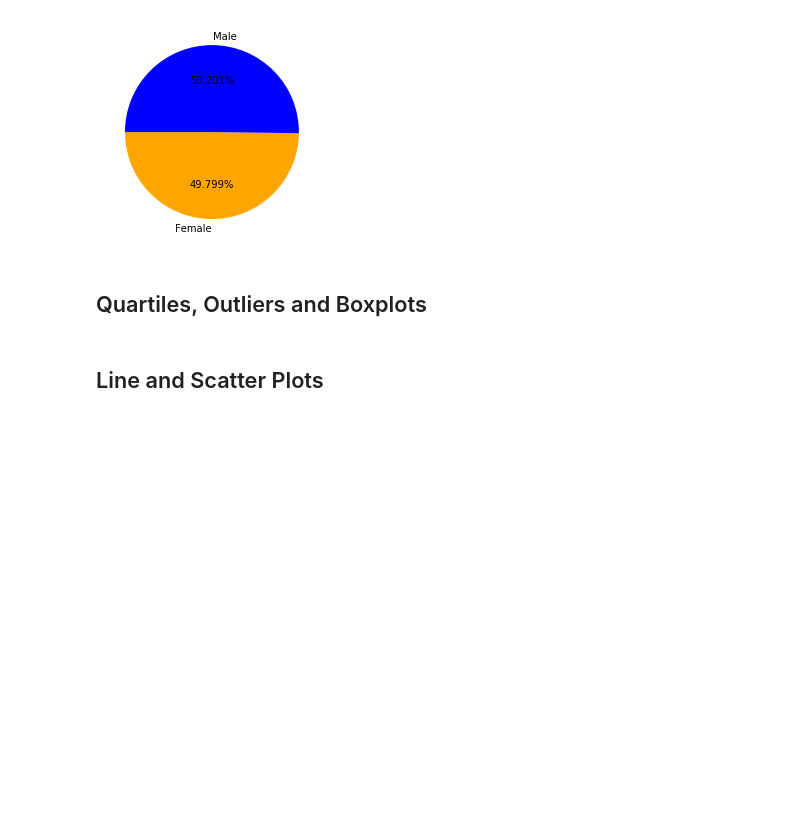
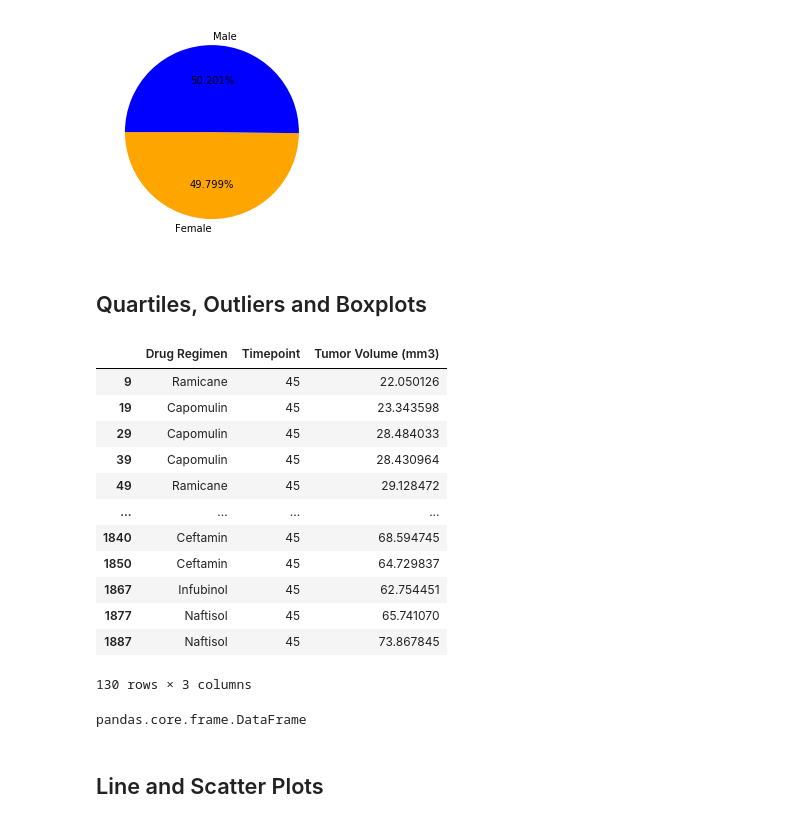
Before and after one commit to zand77401/Matplotlib-challenge, a Jupyter notebook: Pymaceuticals/pymaceuticals_starter.ipynb, the cells around one changed output. Cells and saved outputs as stored; diff of their text form; code cells hidden in the pictures; blank space fills up the shorter version.

```diff
--- a/Pymaceuticals/pymaceuticals_starter.ipynb
+++ b/Pymaceuticals/pymaceuticals_starter.ipynb
@@ -211,20 +214,47 @@ plt.pie(sizes, labels=labels, colors=colors, autopct="%1.3f%%",startangle=180)
 # %%
 # Calculate the final tumor volume of each mouse across four of the treatment regimens:
 # Capomulin, Ramicane, Infubinol, and Ceftamin
 
 # Start by getting the last (greatest) timepoint for each mouse
-
-
+final_tv = clean_mouse_data.loc[clean_mouse_data["Timepoint"] == 45, ['Drug Regimen', 'Timepoint', 'Tumor Volume (mm3)']]
+final_tv
 # Merge this group df with the original dataframe to get the tumor volume at the last timepoint
+# %% [output]
+|  | Drug Regimen | Timepoint | Tumor Volume (mm3) |
+| 9 | Ramicane | 45 | 22.050126 |
+| 19 | Capomulin | 45 | 23.343598 |
+| 29 | Capomulin | 45 | 28.484033 |
+| 39 | Capomulin | 45 | 28.430964 |
+| 49 | Ramicane | 45 | 29.128472 |
+| ... | ... | ... | ... |
+| 1840 | Ceftamin | 45 | 68.594745 |
+| 1850 | Ceftamin | 45 | 64.729837 |
+| 1867 | Infubinol | 45 | 62.754451 |
+| 1877 | Naftisol | 45 | 65.741070 |
+| 1887 | Naftisol | 45 | 73.867845 |
+130 rows × 3 columns
 # %%
 # Put treatments into a list for for loop (and later for plot labels)
+treatments = ['Capomulin', 'Ceftamin','Infubinol','Ketapril','Naftisol','Placebo','Propriva', 'Ramicane','Stelasyn','Zoniferol']
+
 
 
 # Create empty list to fill with tumor vol data (for plotting)
+tumor_vol_data = []
+
+# Calculate the IQR and quantitatively determine if there are any potential outliers.
+Capomulin = final_tv.loc[final_tv["Drug Regimen"] == 'Capomulin', ['Drug Regimen', 'Tumor Volume (mm3)']]
 
 
-# Calculate the IQR and quantitatively determine if there are any potential outliers.
+quantiles = Capomulin.quantile([.25,.5,.75])
+type(quantiles)
 
+#Q1 = quantiles[0.25]
+#Q1
+
+#Q3 = quantiles[.75]
+#iqr = Q3 - Q1
+#iqr
 
     # Locate the rows which contain mice on each drug and get the tumor volumes
 
@@ -233,6 +263,15 @@ plt.pie(sizes, labels=labels, colors=colors, autopct="%1.3f%%",startangle=180)
 
 
     # Determine outliers using upper and lower bounds
+
+#lower_bound = Q1 - (1.5*iqr)
+#upper_bound = Q3 + (1.5*iqr)
+
+#outliers = AveOccup.loc[(AveOccup < lower_bound) | (AveOccup > upper_bound)]
+#outliers_df=pd.DataFrame(outliers)
+#outliers_df.head(20)
+# %% [output]
+pandas.core.frame.DataFrame
 # %%
 # Generate a box plot of the final tumor volume of each mouse across four regimens of interest
 # %% [markdown]
```
Also changed, not shown: parts of 2 cells of this notebook.
